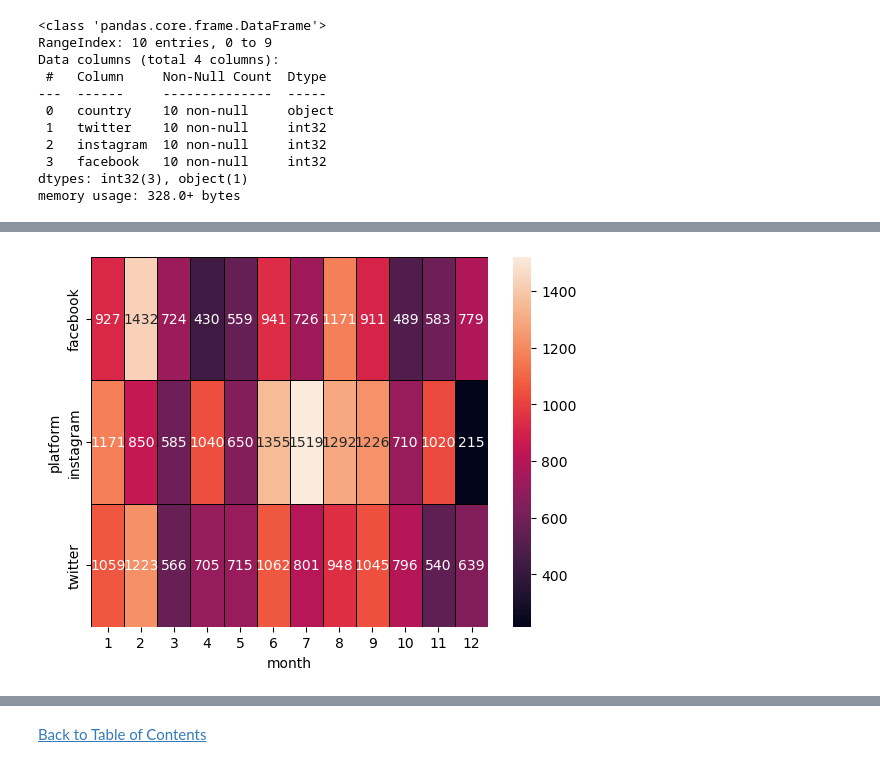
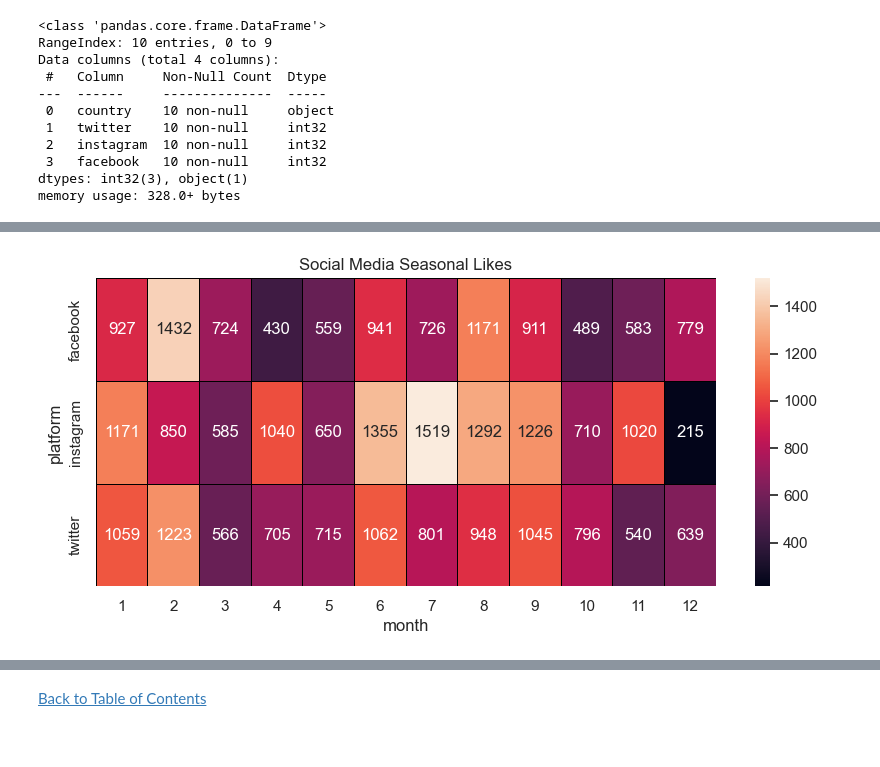
Before and after one commit to jasondo-da/Social_Media_Analysis, a Jupyter notebook: social_media_sentiments_analysis.ipynb, the cells around one changed output, grey strips where cells are left out. Drawn from its saved outputs; the diff is of its cells as text; code cells hidden in the pictures.

```diff
--- a/social_media_sentiments_analysis.ipynb
+++ b/social_media_sentiments_analysis.ipynb
@@ -815,13 +863,17 @@ plt.show()
 # %%
-pivot = sm.pivot_table(index='platform',
+likes_pivot = sm.pivot_table(index='platform',
                columns='month',
                values='likes',
                aggfunc='sum')
-sns.heatmap(pivot,
+
+sns.set(style='white')
+plt.figure(figsize=(10, 4))
+plt.title('Social Media Seasonal Likes')
+sns.heatmap(likes_pivot,
             annot=True,
             fmt='g',
             linewidths=.5,
             linecolor='black')
 plt.show()
 # %% [output]
-[figure, old version]
+[figure, new version]
```
Also changed, not shown: parts of 11 cells of this notebook.
